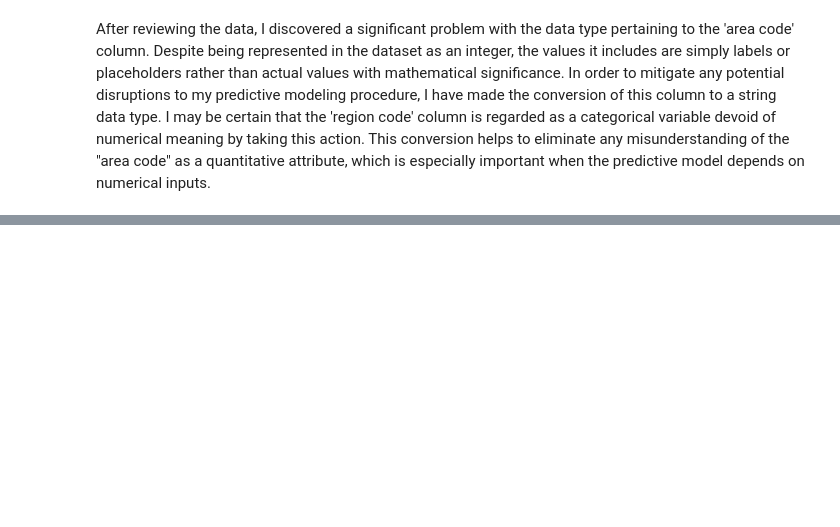
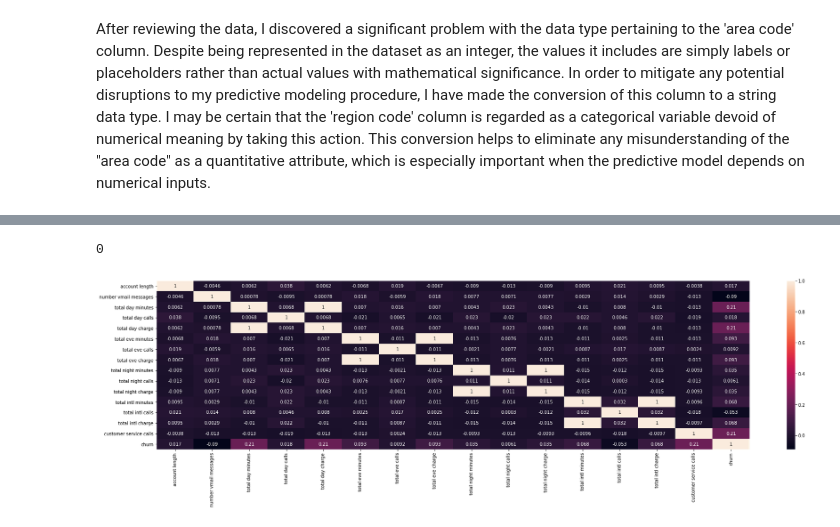
Before and after one commit to Pupity/dsc-phase3-projects, a Jupyter notebook: Student.ipynb, the cells around one changed output, grey strips where cells are left out. Cells and saved outputs as stored; diff of their text form; code cells hidden in the pictures; blank space fills up the shorter version.

Commit message:
heatmap

```diff
--- a/Student.ipynb
+++ b/Student.ipynb
@@ -197,3 +197,7 @@ df.select_dtypes('bool')
 ## Finding 1: Converting data type
 # %% [markdown]
 After reviewing the data, I discovered a significant problem with the data type pertaining to the 'area code' column. Despite being represented in the dataset as an integer, the values it includes are simply labels or placeholders rather than actual values with mathematical significance. In order to mitigate any potential disruptions to my predictive modeling procedure, I have made the conversion of this column to a string data type. I may be certain that the 'region code' column is regarded as a categorical variable devoid of numerical meaning by taking this action. This conversion helps to eliminate any misunderstanding of the "area code" as a quantitative attribute, which is especially important when the predictive model depends on numerical inputs.
+# %%
+# Convert the 'area code' column to an object (string) column
+df['area code'] = df['area code'].astype(str)
+df.select_dtypes('object')
@@ -199,0 +239,11 @@ After reviewing the data, I discovered a significant problem with the data type
+# %%
+df.duplicated().sum()
+# %% [output]
+0
+# %%
+# Plot a heatmap to check how the columns are correlated
+plt.rcParams['figure.figsize'] = (30, 7)
+sns.heatmap(df.corr(), annot=True)
+plt.show()
+# %% [output]
+[figure, added]
```
Also changed, not shown: parts of 2 cells of this notebook.
